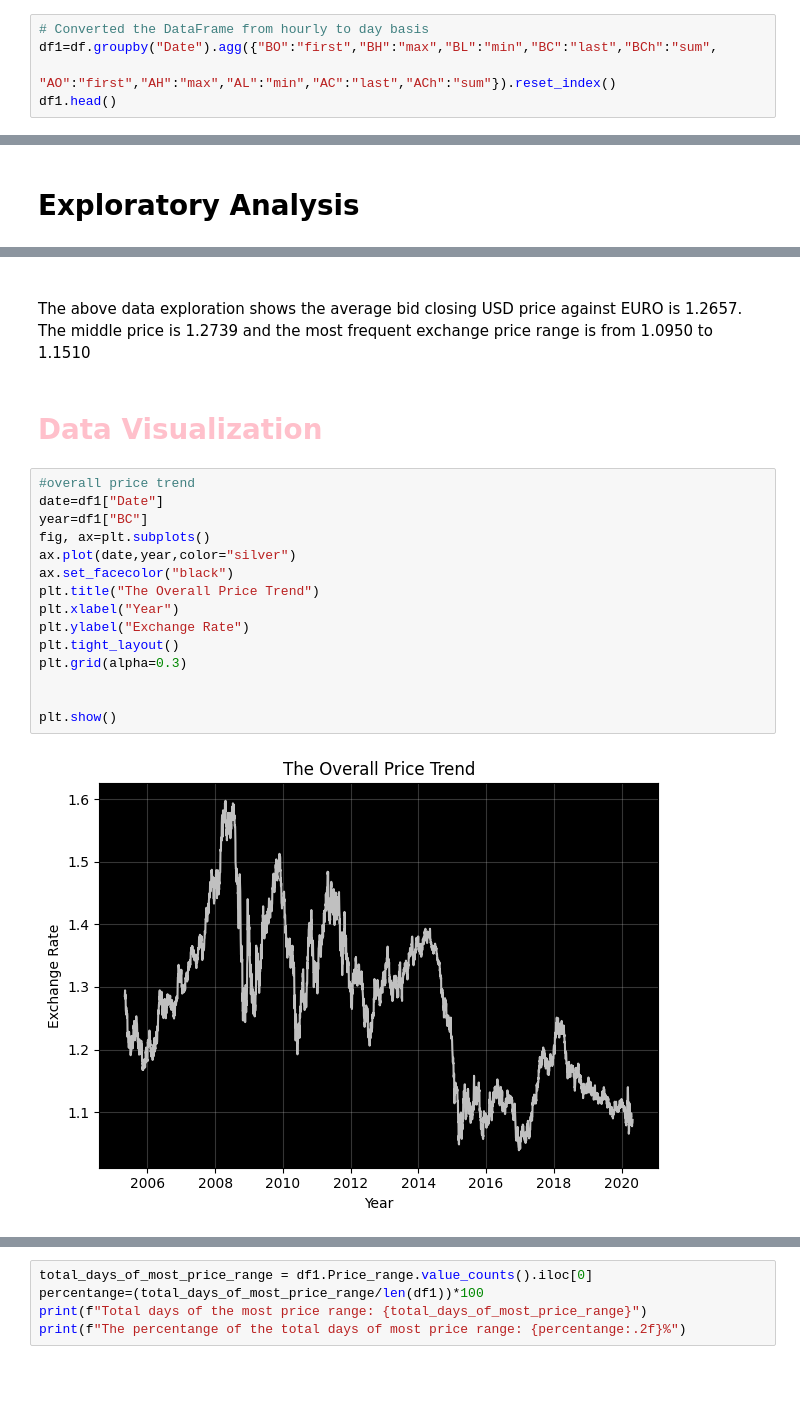
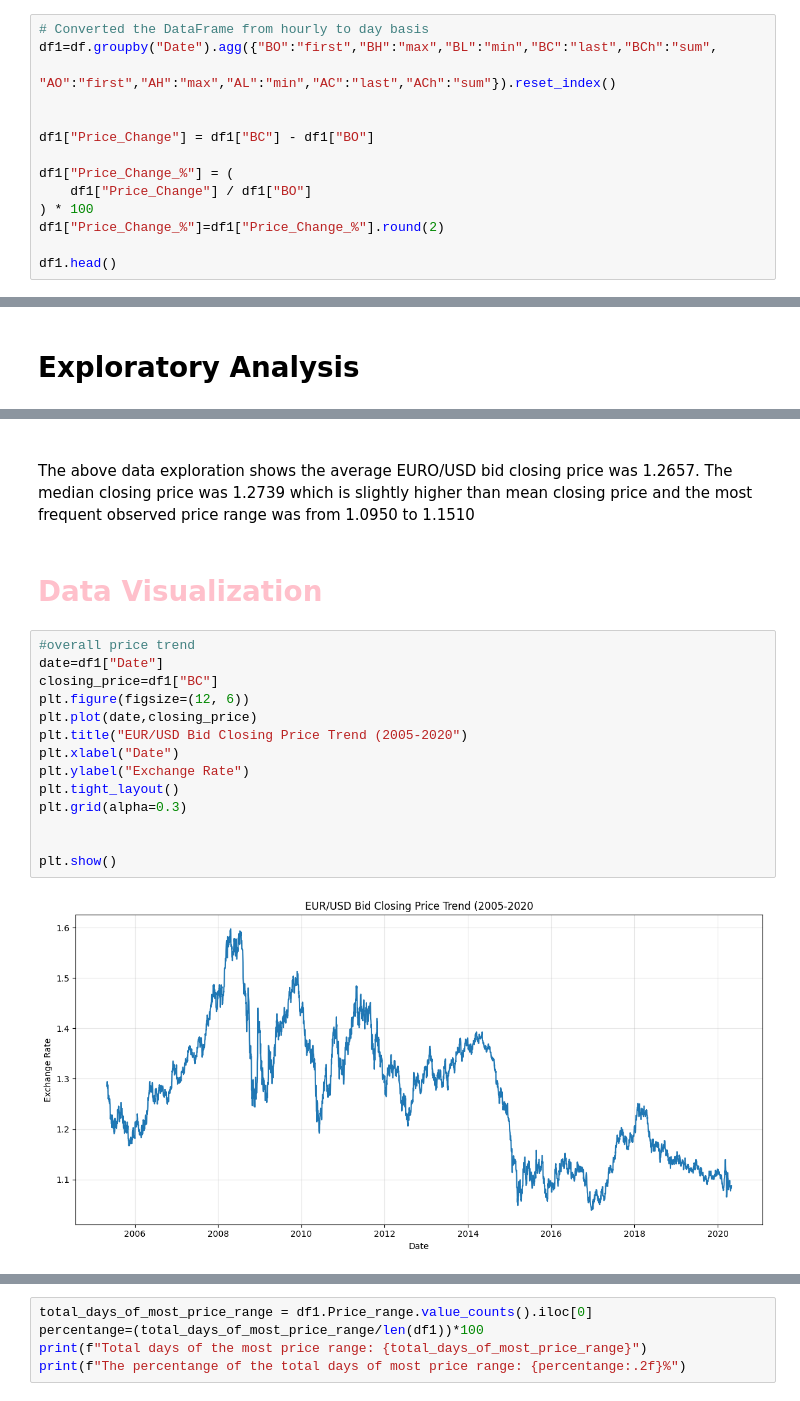
Before and after one commit to kafmfi/EUR-USD-Currency-Analysis, a Jupyter notebook: script.ipynb, the cells around one changed output, grey strips where cells are left out. Saved outputs shown, nothing was run; the diff lists cells and outputs as text; blank space fills up the shorter version.

Commit message:
Fix Python price range analysis

```diff
--- a/script.ipynb
+++ b/script.ipynb
@@ -94,5 +99,14 @@ memory usage: 8.5+ MB
 # Converted the DataFrame from hourly to day basis
 df1=df.groupby("Date").agg({"BO":"first","BH":"max","BL":"min","BC":"last","BCh":"sum",
                         "AO":"first","AH":"max","AL":"min","AC":"last","ACh":"sum"}).reset_index()
+
+
+df1["Price_Change"] = df1["BC"] - df1["BO"]
+
+df1["Price_Change_%"] = (
+    df1["Price_Change"] / df1["BO"]
+) * 100
+df1["Price_Change_%"]=df1["Price_Change_%"].round(2)
+
 df1.head()
 # %% [output]
@@ -283,22 +349,21 @@ The most frequent pattern is from 1.0950 to 1.1510
 # %% [markdown]
 ###
-The above data exploration shows the average bid closing USD price against EURO is 1.2657. The middle price is 1.2739 and the most frequent exchange price range is from 1.0950 to 1.1510
+The above data exploration shows the average  EURO/USD bid closing price was 1.2657. The median closing price was 1.2739  which is slightly higher than mean closing price and the most frequent observed price range was from 1.0950 to 1.1510
 # %% [markdown]
 # <span style="font-size:60px; color:pink;">**Data Visualization**</span>
 # %%
 #overall price trend
 date=df1["Date"]
-year=df1["BC"]
-fig, ax=plt.subplots()
-ax.plot(date,year,color="silver")
-ax.set_facecolor("black")
-plt.title("The Overall Price Trend")
-plt.xlabel("Year")
+closing_price=df1["BC"]
+plt.figure(figsize=(12, 6))
+plt.plot(date,closing_price)
+plt.title("EUR/USD Bid Closing Price Trend (2005-2020")
+plt.xlabel("Date")
 plt.ylabel("Exchange Rate")
 plt.tight_layout()
 plt.grid(alpha=0.3)
 
 
 plt.show()
 # %% [output]
-[figure, old version]
+[figure, new version]
```
Also changed, not shown: parts of 50 cells of this notebook.
